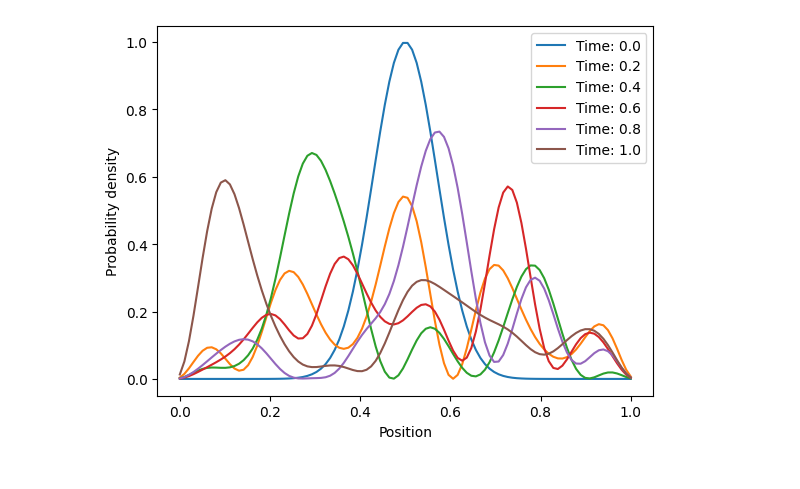
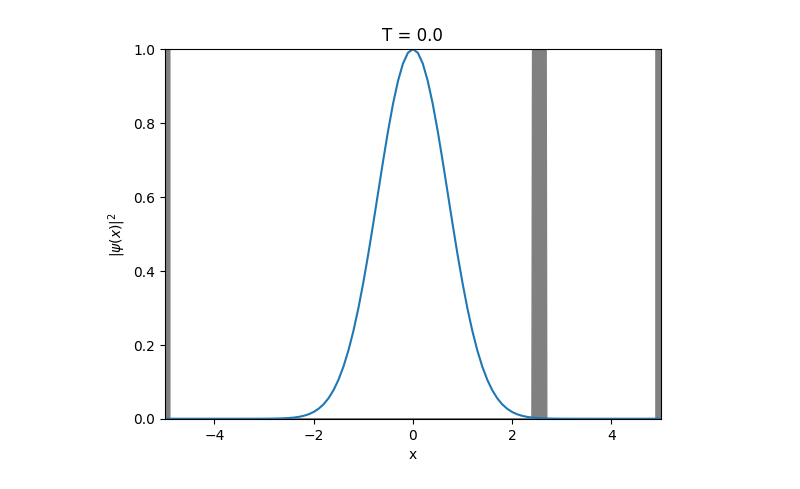
Before and after one commit to Sassy-Buoy/Comp-phys-Ex, a Jupyter notebook: ex3.ipynb, the cells around one changed output. Drawn from its saved outputs; the diff is of its cells as text; code cells hidden in the pictures.

```diff
--- a/ex3.ipynb
+++ b/ex3.ipynb
@@ -47,32 +62,23 @@ plt.show()
-# %%
-# Define time points
-time_points = [0.0, 0.2, 0.4, 0.6, 0.8, 1.0]
-
-# Plot the probability for each time point
-for t in time_points:
-    # Reset the wave function
-    psi = np.exp(-(x - L/2)**2 / (2 * sigma**2)) * np.exp(1j * k0 * x)
-
-    # Crank-Nicolson algorithm
-    current_time = 0.0
-    while current_time < t:
-        # Solve linear system of equations
-        A = np.eye(N) + 0.5j * dt * H
-        b = np.dot(np.eye(N) - 0.5j * dt * H, psi)
-        psi = solve(A, b)
-
-        # Update time
-        current_time += dt
-
-    # Plot the probability density
-    plt.plot(x, np.abs(psi)**2, label=f'Time: {t}')
-
-# Add labels and legend
-plt.xlabel('Position')
-plt.ylabel('Probability density')
-plt.legend()
-
-# Show the plot
-plt.show()
-# %% [output]
-[figure, removed]
+# %%
+import matplotlib.pyplot as plt
+import matplotlib.animation as animation
+
+fig, ax = plt.subplots()
+
+def animate(i):
+    ax.clear()
+    ax.set_xlim(-L/2, L/2)  # Set x-axis limits
+    ax.set_ylim(0, 1)  # Set y-axis limits
+    ax.plot(np.linspace(-L/2, L/2, int(L/dx) + 1), np.abs(Psi[i][1])**2)
+    # Plot a histogram of the potential
+    ax.fill_between(np.linspace(-L/2, L/2, int(L/dx) + 1), 0, potential(int(L/dx) + 1, step=True), color='gray')
+    #ax.plot(np.linspace(-L/2, L/2, int(L/dx) + 1), potential(int(L/dx) + 1, step=True))
+    ax.set_xlabel('x')
+    ax.set_ylabel('$|\psi(x)|^2$')
+    ax.set_title('T = %.1f' % (Psi[i][0]))
+
+ani = animation.FuncAnimation(fig, animate, frames=len(Psi), interval=dt/1000)
+# Save animation as a GIF file
+ani.save('animation.gif', writer='pillow')
+# %% [output]
+[figure, added]
```
Also changed, not shown: parts of 1 cell of this notebook, 4 other files.
